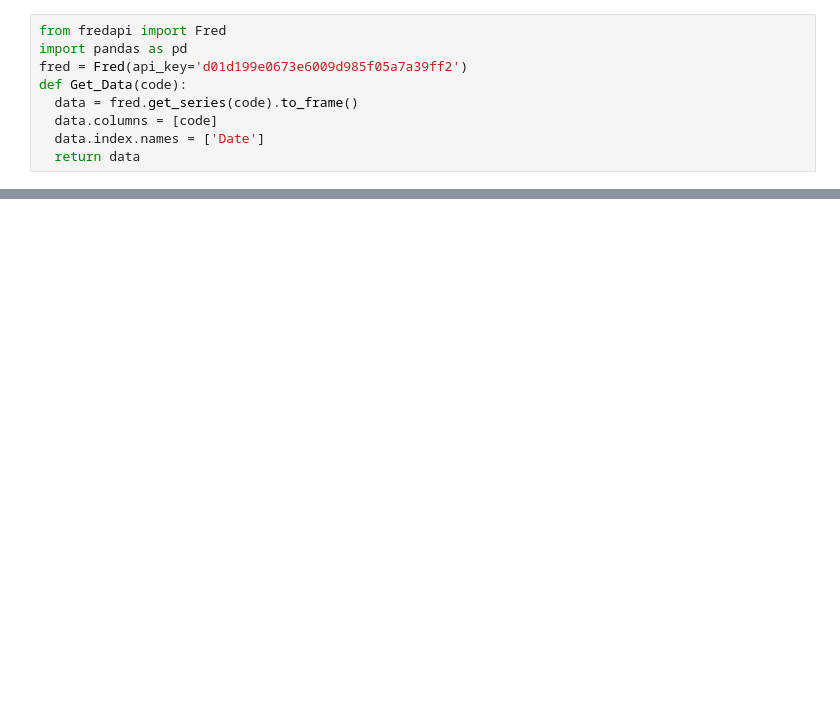
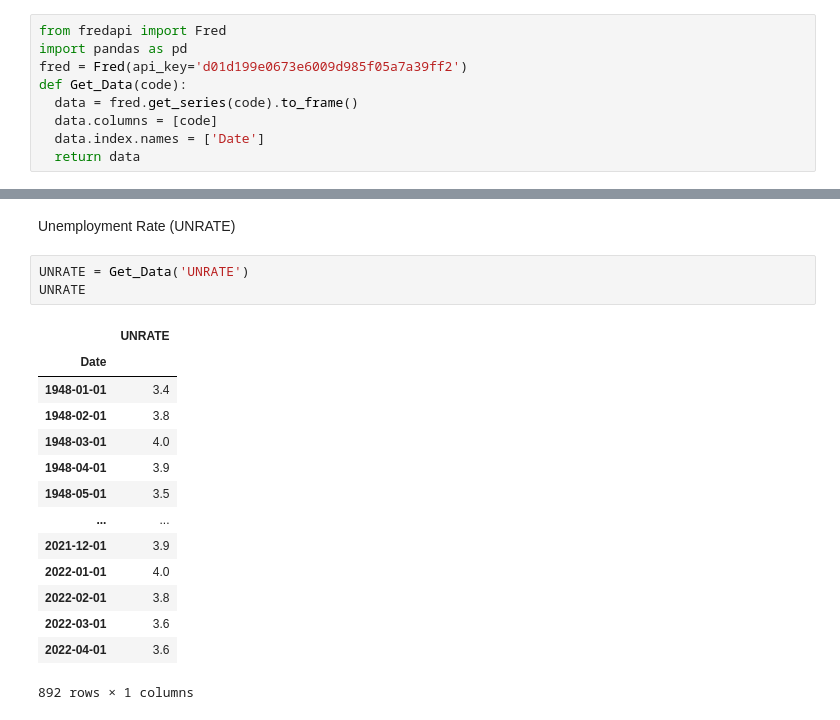
Before and after one commit to Gavinlai01/FINA5270-IndividualReport, a Jupyter notebook: Individual Report.ipynb, the cells around one changed output, grey strips where cells are left out. Drawn from its saved outputs; the diff is of its cells as text; blank space fills up the shorter version.

```diff
--- a/Individual Report.ipynb
+++ b/Individual Report.ipynb
@@ -64,0 +92,20 @@ CPIAUCSL
+# %% [markdown]
+Unemployment Rate (UNRATE)
+# %%
+UNRATE = Get_Data('UNRATE')
+UNRATE
+# %% [output]
+|  | UNRATE |
+| Date |  |
+| 1948-01-01 | 3.4 |
+| 1948-02-01 | 3.8 |
+| 1948-03-01 | 4.0 |
+| 1948-04-01 | 3.9 |
+| 1948-05-01 | 3.5 |
+| ... | ... |
+| 2021-12-01 | 3.9 |
+| 2022-01-01 | 4.0 |
+| 2022-02-01 | 3.8 |
+| 2022-03-01 | 3.6 |
+| 2022-04-01 | 3.6 |
+892 rows × 1 columns
```
Also changed, not shown: parts of 11 cells of this notebook.
